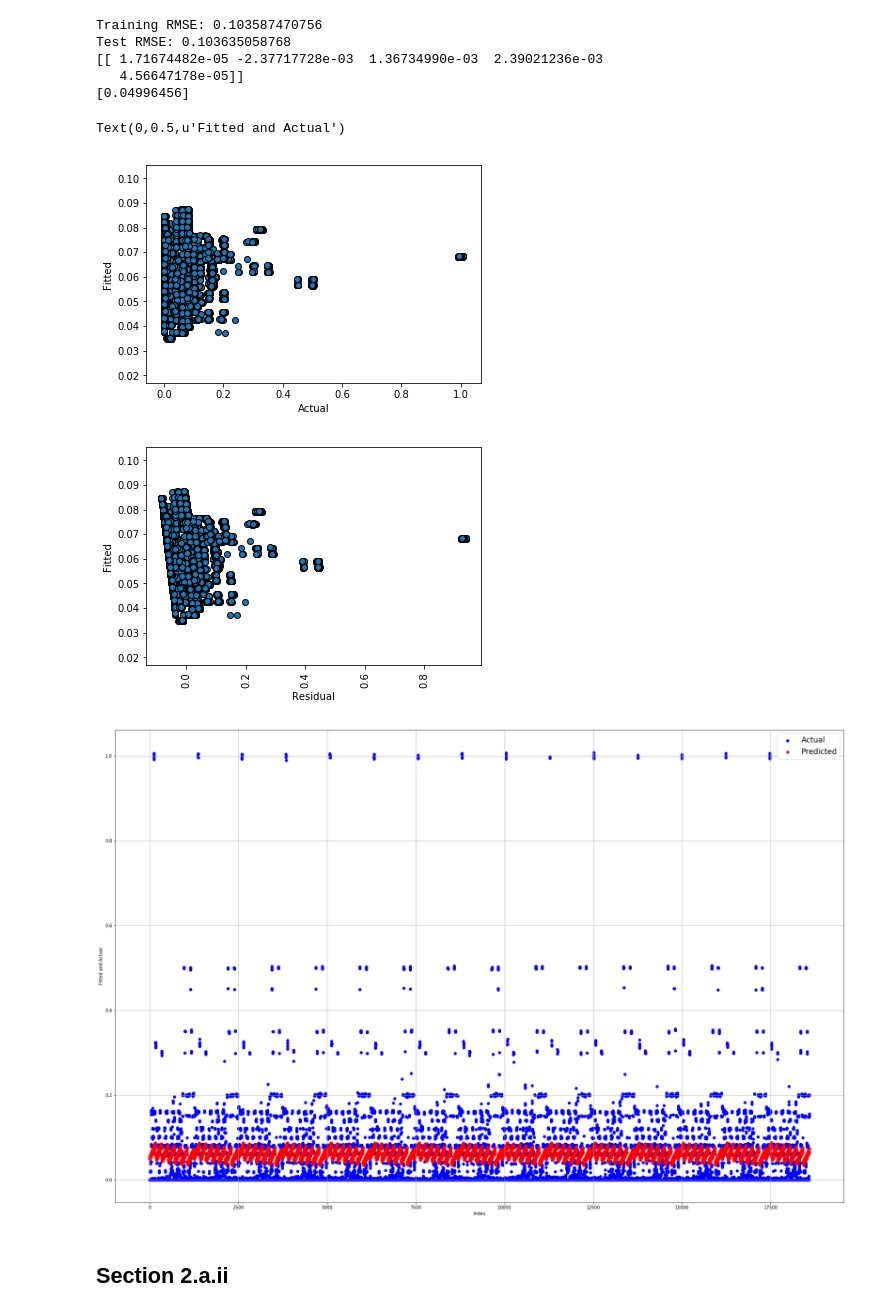
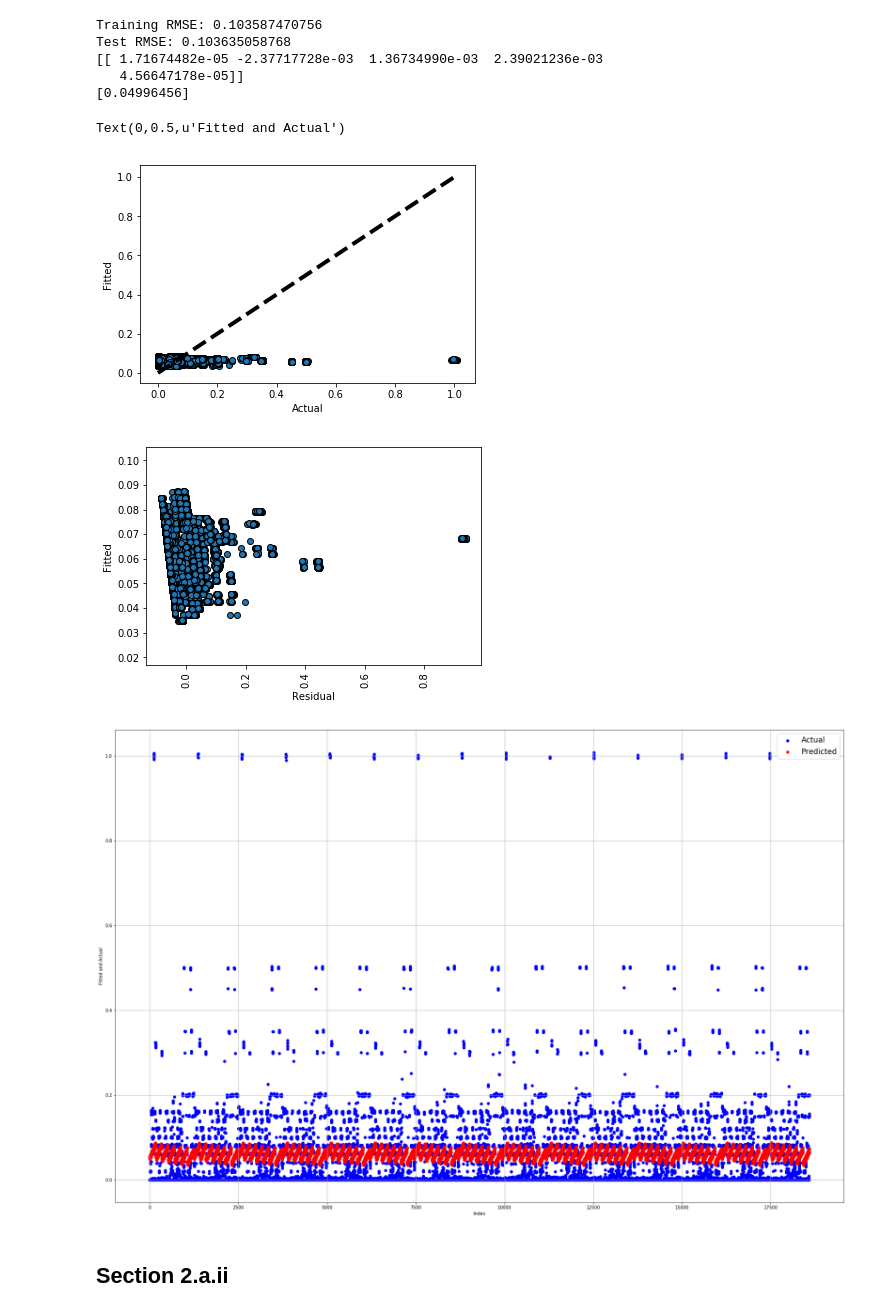
Before and after one commit to Jas-Jess/ee219, a Jupyter notebook: Project 4/Project 4 Part 1, Part 2a, e.ipynb, the cells around one changed output. Cells and saved outputs as stored; diff of their text form; code cells hidden in the pictures.

```diff
--- a/Project 4/Project 4 Part 1, Part 2a, e.ipynb
+++ b/Project 4/Project 4 Part 1, Part 2a, e.ipynb
@@ -167,32 +167,33 @@ Test RMSE: 0.103635058768
 # %%
 #Plot graph as Fitted vs Actual
 plt.figure()
 plt.scatter(x=y_actual, y=y_pred_wo, edgecolors=(0, 0, 0))
+plt.plot([y_actual.min(), y_actual.max()], [y_actual.min(), y_actual.max()], 'k--', lw=4)
 plt.xlabel('Actual')
 plt.ylabel('Fitted')
 
 #Plot residual
 residual = y_actual - y_pred_wo
 
 plt.figure()
 plt.xticks(rotation='vertical')
 plt.scatter(x=residual, y=y_pred_wo, edgecolors=(0, 0, 0))
 plt.xlabel('Residual')
 plt.ylabel('Fitted')
 plt.xlim((min(residual) - 0.05, max(residual) +0.05))
 
 #Plot graph as Value vs Index
 plt.figure(figsize=((30,20)))
 plt.grid(True)
 p1 = plt.scatter(y=y_actual, x=range(0,len(y_pred_wo)), color= 'blue')
 p2 = plt.scatter(y=y_pred_wo, x=range(0,len(y_pred_wo)), color = 'red')
 plt.legend((p1, p2), ('Actual', 'Predicted'), fontsize = 'xx-large')
 
 plt.xlabel('Index')
 plt.ylabel('Fitted and Actual')
 # %% [output]
 Text(0,0.5,u'Fitted and Actual')
-[figure, old version]
+[figure, new version]
 [figure]
 [figure]
 # %% [markdown]
```
Also changed, not shown: parts of 12 cells of this notebook.
